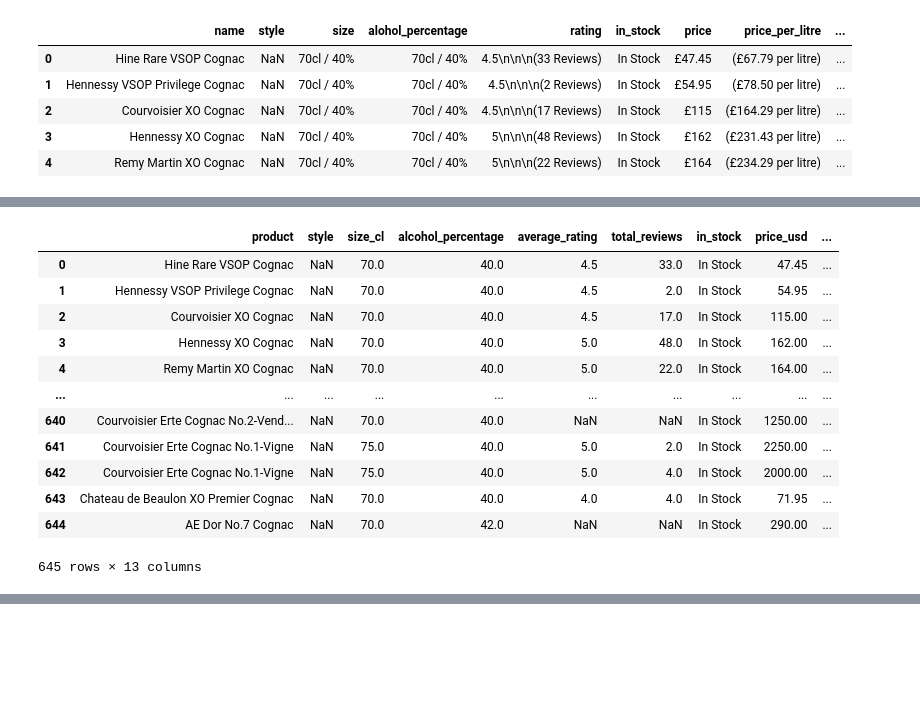
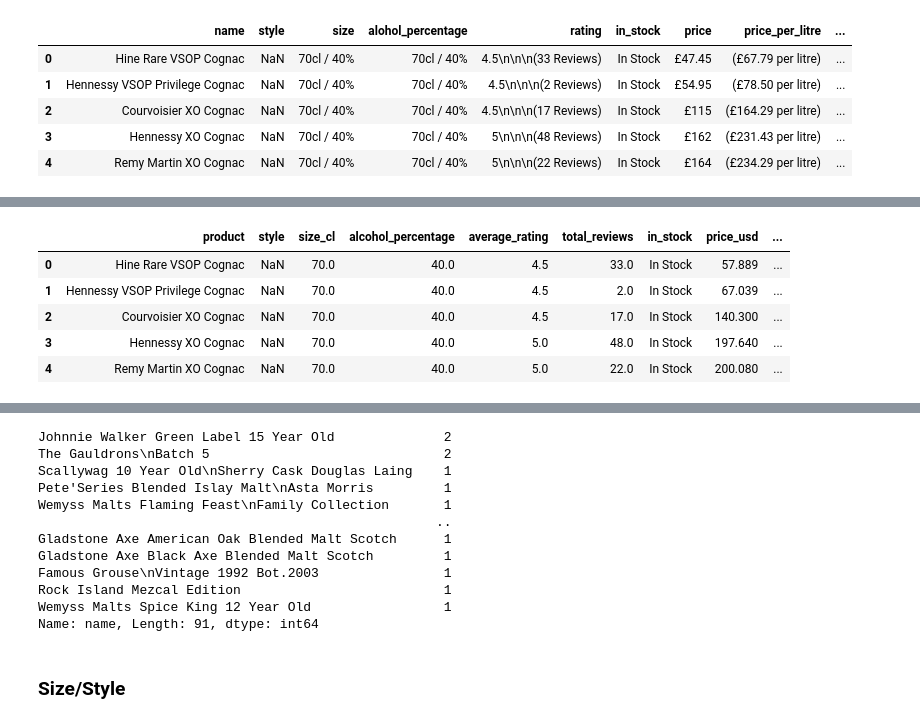
Before and after one commit to paul-trood/Products, a Jupyter notebook: whisky_products_cleaning.ipynb, the cells around one changed output, grey strips where cells are left out. Cells and saved outputs as stored; diff of their text form; code cells hidden in the pictures; blank space fills up the shorter version.

```diff
--- a/whisky_products_cleaning.ipynb
+++ b/whisky_products_cleaning.ipynb
@@ -634,21 +614,18 @@ See the caveats in the documentation: https://pandas.pydata.org/pandas-docs/stab
 # %%
 cog = cog.rename({"new_country":"country"}, axis=1)
+# %%
+# Convert to US dollars
+cog["price_usd"] = cog["price_usd"] * 1.22
+cog["per_litre_usd"] = cog["per_litre_usd"] * 1.22
 # %%
-cog
+cog.head()
 # %% [output]
 |  | product | style | size_cl | alcohol_percentage | average_rating | total_reviews | in_stock | price_usd | ... |
-| 0 | Hine Rare VSOP Cognac | NaN | 70.0 | 40.0 | 4.5 | 33.0 | In Stock | 47.45 | ... |
-| 1 | Hennessy VSOP Privilege Cognac | NaN | 70.0 | 40.0 | 4.5 | 2.0 | In Stock | 54.95 | ... |
-| 2 | Courvoisier XO Cognac | NaN | 70.0 | 40.0 | 4.5 | 17.0 | In Stock | 115.00 | ... |
-| 3 | Hennessy XO Cognac | NaN | 70.0 | 40.0 | 5.0 | 48.0 | In Stock | 162.00 | ... |
-| 4 | Remy Martin XO Cognac | NaN | 70.0 | 40.0 | 5.0 | 22.0 | In Stock | 164.00 | ... |
-| ... | ... | ... | ... | ... | ... | ... | ... | ... | ... |
-| 640 | Courvoisier Erte Cognac No.2-Vend... | NaN | 70.0 | 40.0 | NaN | NaN | In Stock | 1250.00 | ... |
-| 641 | Courvoisier Erte Cognac No.1-Vigne | NaN | 75.0 | 40.0 | 5.0 | 2.0 | In Stock | 2250.00 | ... |
-| 642 | Courvoisier Erte Cognac No.1-Vigne | NaN | 75.0 | 40.0 | 5.0 | 4.0 | In Stock | 2000.00 | ... |
-| 643 | Chateau de Beaulon XO Premier Cognac | NaN | 70.0 | 40.0 | 4.0 | 4.0 | In Stock | 71.95 | ... |
-| 644 | AE Dor No.7 Cognac | NaN | 70.0 | 42.0 | NaN | NaN | In Stock | 290.00 | ... |
+| 0 | Hine Rare VSOP Cognac | NaN | 70.0 | 40.0 | 4.5 | 33.0 | In Stock | 57.889 | ... |
+| 1 | Hennessy VSOP Privilege Cognac | NaN | 70.0 | 40.0 | 4.5 | 2.0 | In Stock | 67.039 | ... |
+| 2 | Courvoisier XO Cognac | NaN | 70.0 | 40.0 | 4.5 | 17.0 | In Stock | 140.300 | ... |
+| 3 | Hennessy XO Cognac | NaN | 70.0 | 40.0 | 5.0 | 48.0 | In Stock | 197.640 | ... |
+| 4 | Remy Martin XO Cognac | NaN | 70.0 | 40.0 | 5.0 | 22.0 | In Stock | 200.080 | ... |
-645 rows × 13 columns
 # %%
 malt.head()
 # %% [output]
@@ -658,3 +635,18 @@ malt.head()
 | 2 | Johnnie Walker Green Label 15 Yea... | NaN | 70cl | 43% | NaN | In Stock | £41.95 | NaN | ... |
 | 3 | Copper Dog | Speyside Blended Malt Scotch Whisky | 70cl | 40% | 4.5\n\n\n(85 Reviews) | In Stock | £29.95 | (£42.79 per litre) | ... |
 | 4 | Naked Malt Blended Malt | Blended Malt Scotch Whisky | 70cl | 40% | NaN | In Stock | £26.95 | (£38.50 per litre) | ... |
+# %%
+malt["name"].value_counts()
+# %% [output]
+Johnnie Walker Green Label 15 Year Old              2
+The Gauldrons\nBatch 5                              2
+Scallywag 10 Year Old\nSherry Cask Douglas Laing    1
+Pete'Series Blended Islay Malt\nAsta Morris         1
+Wemyss Malts Flaming Feast\nFamily Collection       1
+                                                   ..
+Gladstone Axe American Oak Blended Malt Scotch      1
+Gladstone Axe Black Axe Blended Malt Scotch         1
+Famous Grouse\nVintage 1992 Bot.2003                1
+Rock Island Mezcal Edition                          1
+Wemyss Malts Spice King 12 Year Old                 1
+Name: name, Length: 91, dtype: int64
@@ -660,0 +656,2 @@ malt.head()
+# %% [markdown]
+### Size/Style
```
Also changed, not shown: parts of 70 cells of this notebook.
